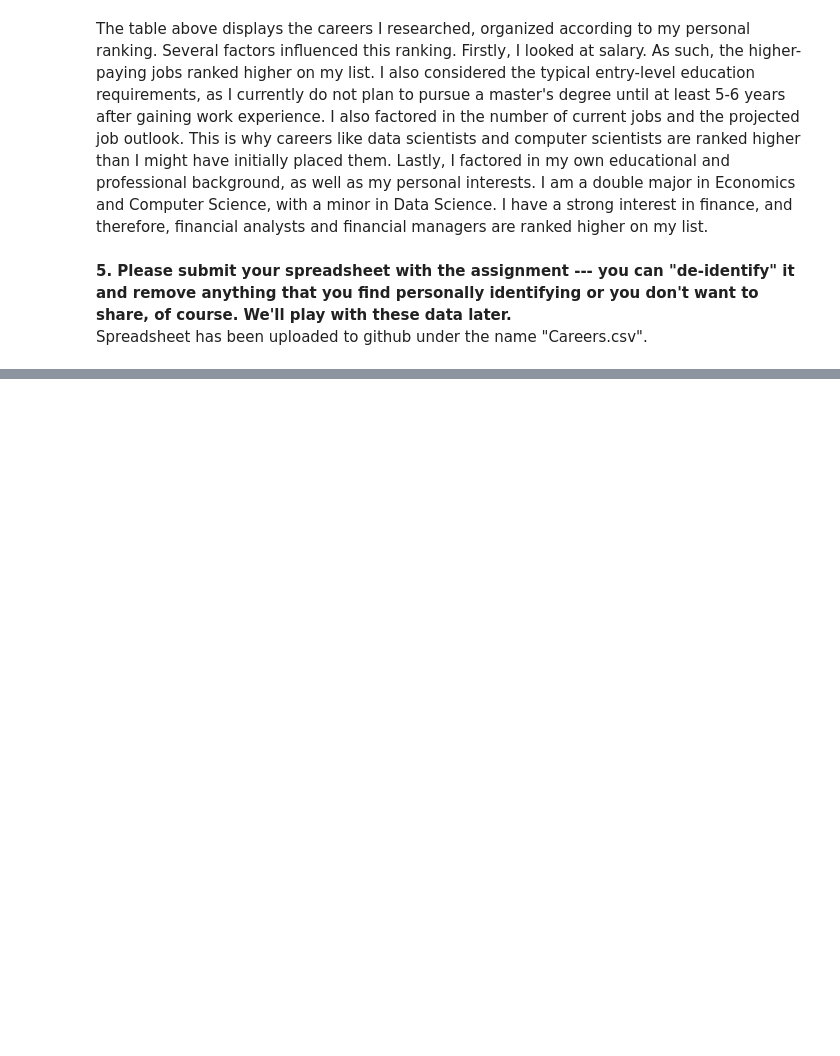
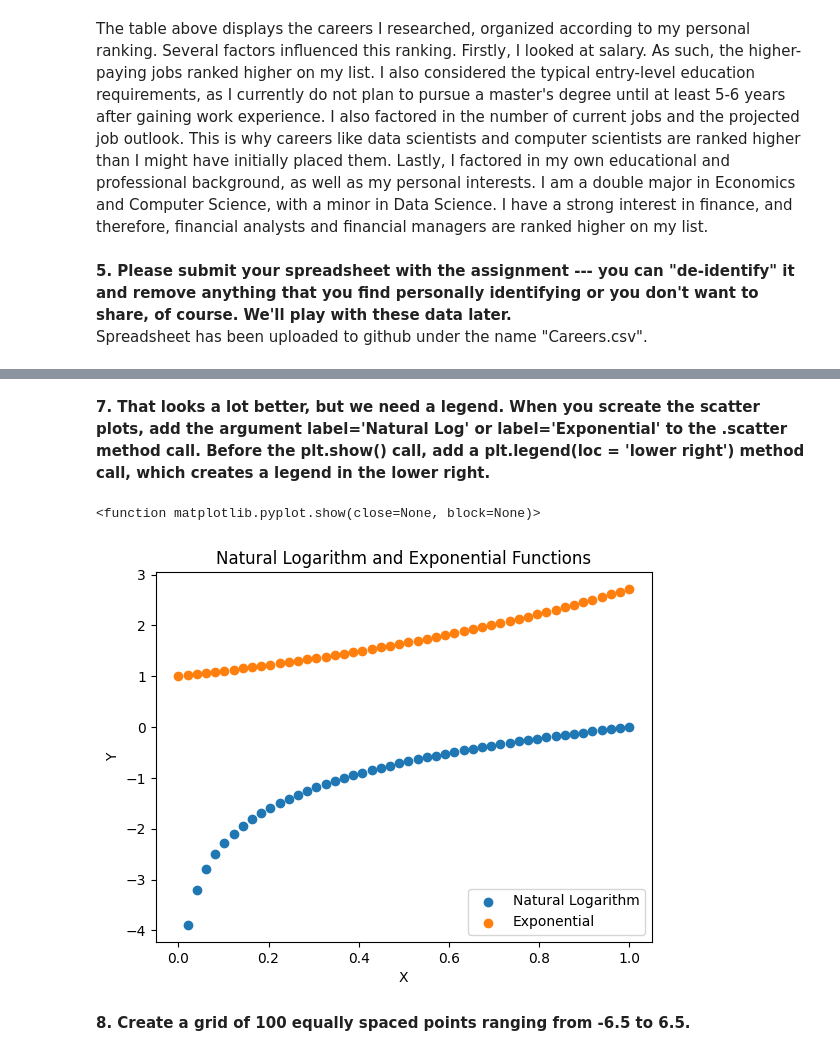
Before and after one commit to kweuj7fh/DS3001-Programming, a Jupyter notebook: Assignment: Programming Review.ipynb, the cells around one changed output, grey strips where cells are left out. Saved outputs shown, nothing was run; the diff lists cells and outputs as text; code cells hidden in the pictures; blank space fills up the shorter version.

```diff
--- a/Assignment: Programming Review.ipynb
+++ b/Assignment: Programming Review.ipynb
@@ -59,0 +144,18 @@ Spreadsheet has been uploaded to github under the name "Careers.csv".
+# %% [markdown]
+**7. That looks a lot better, but we need a legend. When you screate the scatter plots, add the argument label='Natural Log' or label='Exponential' to the .scatter method call. Before the plt.show() call, add a plt.legend(loc = 'lower right') method call, which creates a legend in the lower right.**
+# %%
+grid3 = np.linspace(0, 1, 50)
+log_arr3 = np.log(grid)
+exp_arr3 = np.exp(grid)
+plt.scatter(grid, log_arr3, label = "Natural Logarithm")
+plt.scatter(grid, exp_arr3, label = "Exponential")
+plt.title("Natural Logarithm and Exponential Functions")
+plt.xlabel("X")
+plt.ylabel("Y")
+plt.legend(loc = "lower right")
+plt.show
+# %% [output]
+<function matplotlib.pyplot.show(close=None, block=None)>
+[figure, added]
+# %% [markdown]
+**8. Create a grid of 100 equally spaced points ranging from -6.5 to 6.5.**
```
Also changed, not shown: parts of 21 cells of this notebook.
